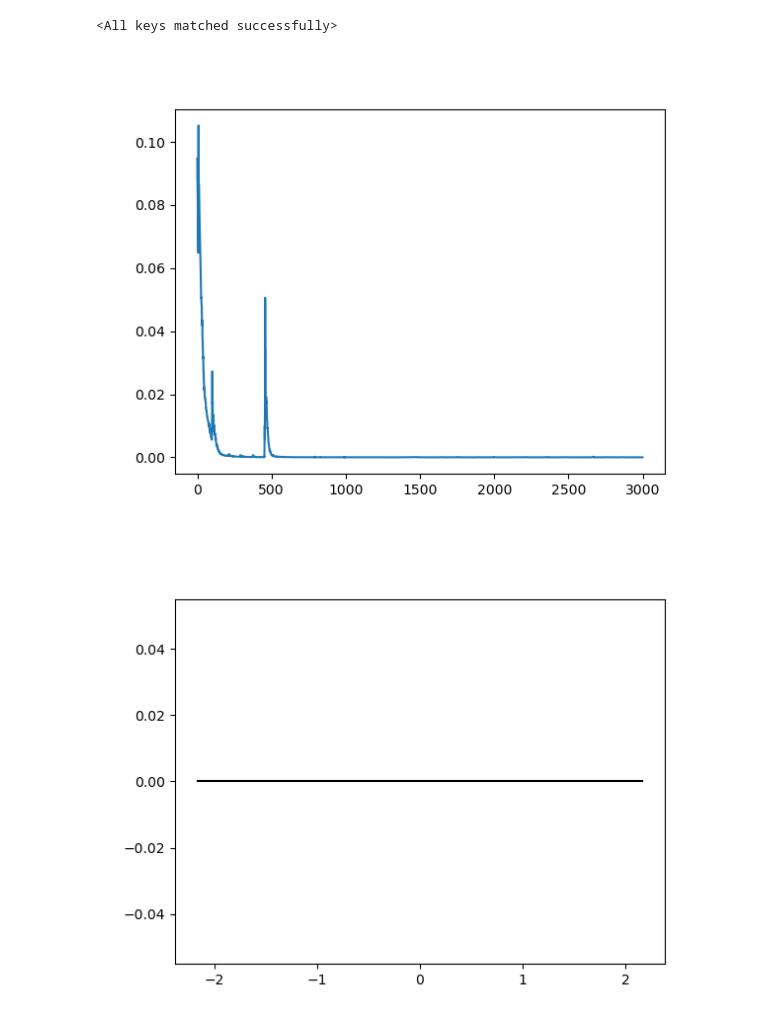
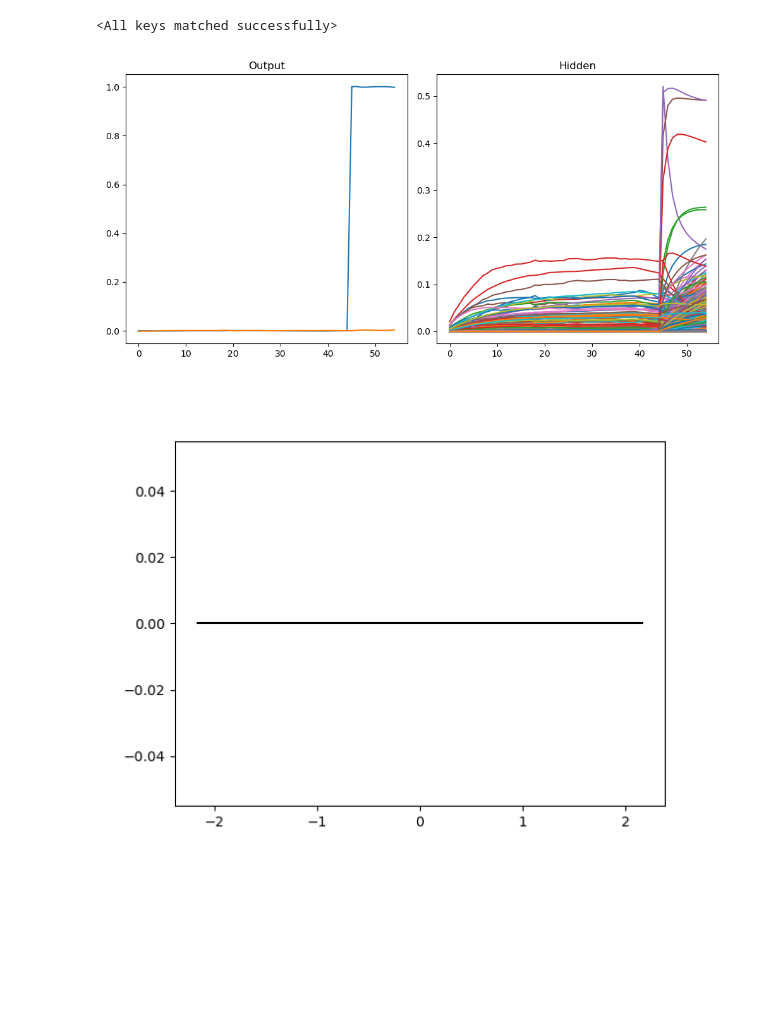
Before and after one commit to landoskape/mcn2024-psets, a Jupyter notebook: intrinsic-excitability/perturb.ipynb, the cells around one changed output. Saved outputs shown, nothing was run; the diff lists cells and outputs as text; code cells hidden in the pictures; blank space fills up the shorter version.

```diff
--- a/intrinsic-excitability/perturb.ipynb
+++ b/intrinsic-excitability/perturb.ipynb
@@ -89,12 +100,19 @@ net = model_constructor(
 net.load_state_dict(model)
 # %% [output]
 <All keys matched successfully>
-# %%
-plt.close('all')
-plt.plot(train_loss.detach())
-plt.show()
-# %% [output]
-[figure, removed]
+# %%
+X, target, params = task.generate_data(10)
+output, hidden = net(X, return_hidden=True)
+output = output.detach()
+
+fig, ax = plt.subplots(1, 2, figsize=(10, 5), tight_layout=True)
+ax[0].plot(output[0].detach())
+ax[0].set_title("Output")
+ax[1].plot(hidden[0].detach())
+ax[1].set_title("Hidden")
+plt.show()
+# %% [output]
+[figure, added]
 # %%
 pnet = deepcopy(net)
 pnet = pnet.to(device)
```
Also changed, not shown: parts of 5 cells of this notebook, 1 other file.
